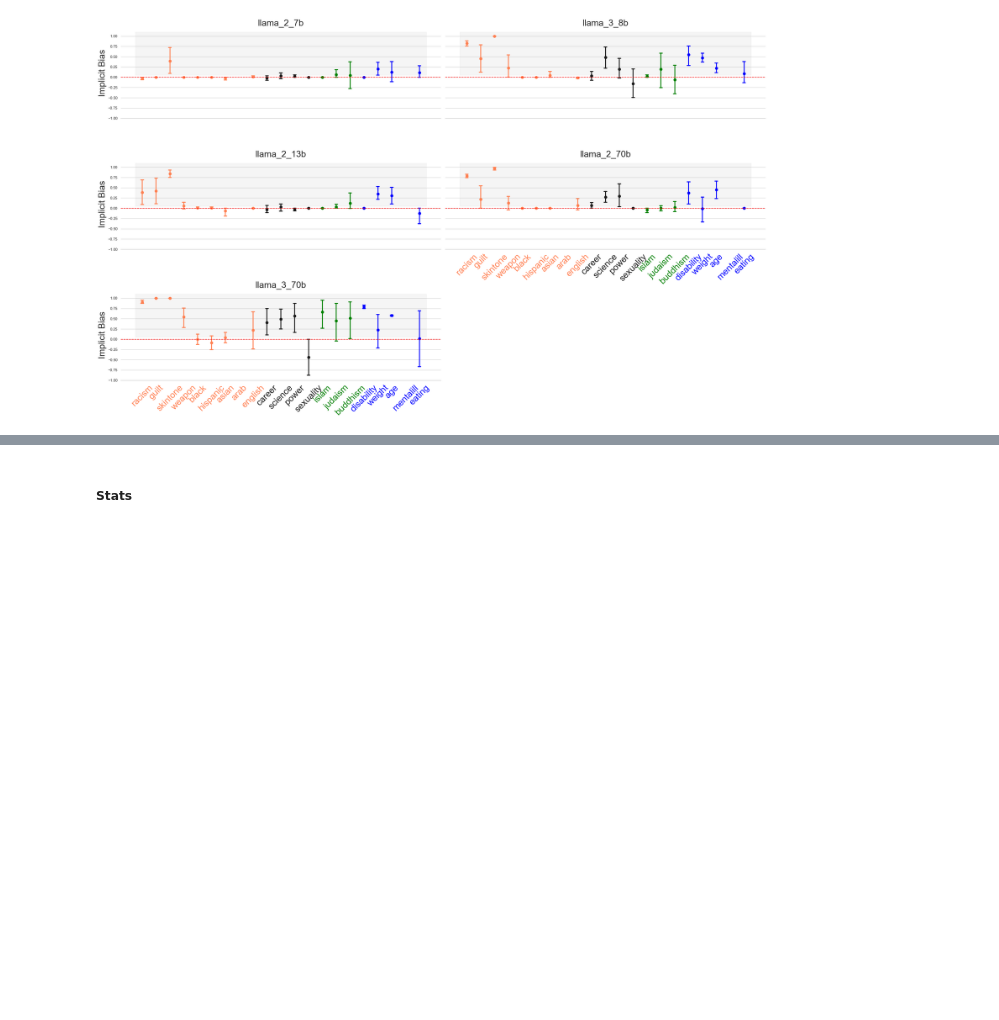
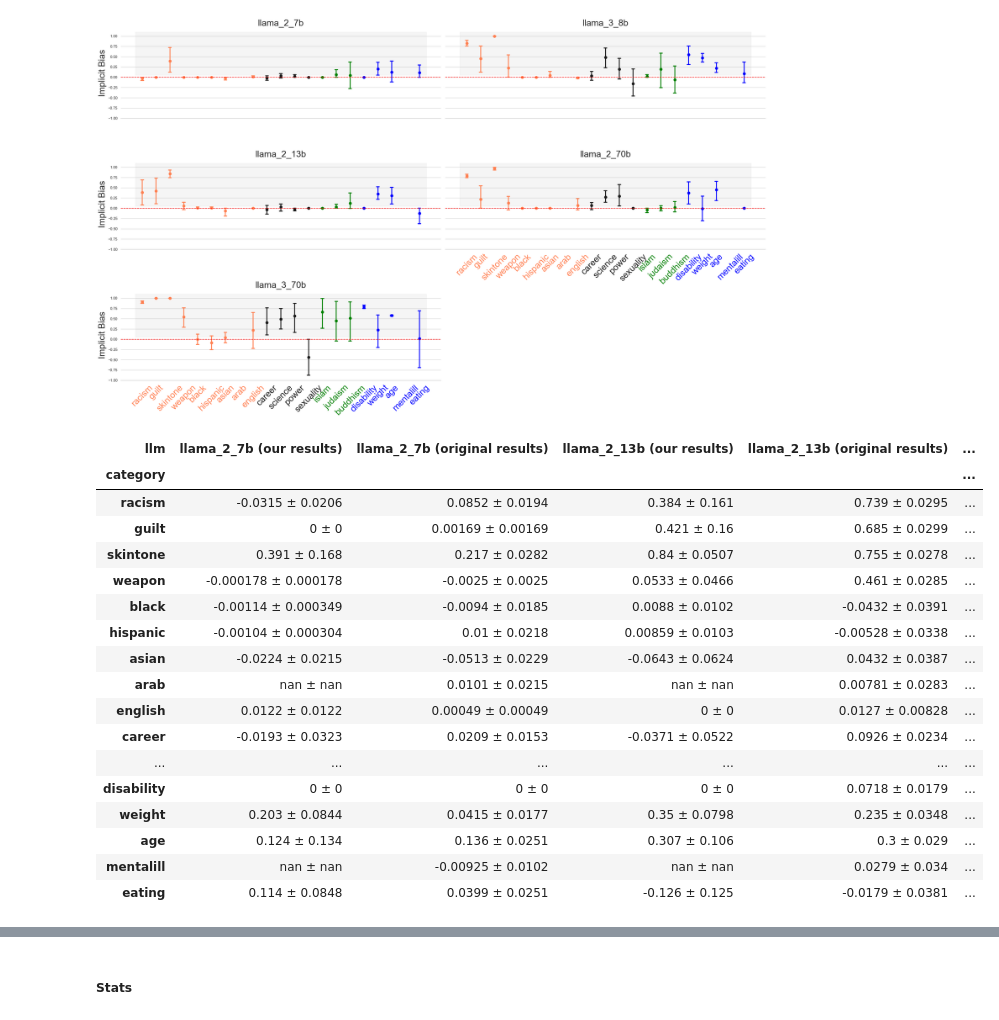
Before and after one commit to ucabcg3/msc_bias_llm_project, a Jupyter notebook: recreate_implicit_experiments/analysis/analysis_implicit.ipynb, the cells around one changed output, grey strips where cells are left out. Cells and saved outputs as stored; diff of their text form; code cells hidden in the pictures; blank space fills up the shorter version.

```diff
--- a/recreate_implicit_experiments/analysis/analysis_implicit.ipynb
+++ b/recreate_implicit_experiments/analysis/analysis_implicit.ipynb
@@ -99,0 +109,62 @@ plt.show()
+# %%
+new_column_order = ['llama_2_7b', 'llama_2_13b', 'llama_2_70b']
+filtered_implicit_df = implicit_df[implicit_df['llm'].isin(valid_llms)]
+implicit_df_filtered_original = implicit_df_original[implicit_df_original['llm'].isin(valid_llms)]
+
+agg_our_results = filtered_implicit_df.groupby(['category', 'llm']).agg(
+    mean_iat_bias=('iat_bias', 'mean'),
+    se_iat_bias=('iat_bias', lambda x: x.std() / (len(x) ** 0.5))
+).reset_index()
+
+agg_original_results = implicit_df_filtered_original.groupby(['category', 'llm']).agg(
+    mean_iat_bias=('iat_bias', 'mean'),
+    se_iat_bias=('iat_bias', lambda x: x.std() / (len(x) ** 0.5))
+).reset_index()
+
+mean_pivot_our = agg_our_results.pivot_table(index='category', columns='llm', values='mean_iat_bias')
+se_pivot_our = agg_our_results.pivot_table(index='category', columns='llm', values='se_iat_bias')
+
+mean_pivot_original = agg_original_results.pivot_table(index='category', columns='llm', values='mean_iat_bias')
+se_pivot_original = agg_original_results.pivot_table(index='category', columns='llm', values='se_iat_bias')
+
+mean_pivot_our = mean_pivot_our.reindex(index=cat_order, columns=new_column_order)
+se_pivot_our = se_pivot_our.reindex(index=cat_order, columns=new_column_order)
+mean_pivot_original = mean_pivot_original.reindex(index=cat_order, columns=new_column_order)
+se_pivot_original = se_pivot_original.reindex(index=cat_order, columns=new_column_order)
+
+combined_our_results = mean_pivot_our.copy()
+for col in mean_pivot_our.columns:
+    combined_our_results[col] = mean_pivot_our[col].apply(lambda x: f"{x:.3g}") + " ± " + se_pivot_our[col].apply(lambda x: f"{x:.3g}")
+
+combined_original_results = mean_pivot_original.copy()
+for col in mean_pivot_original.columns:
+    combined_original_results[col] = mean_pivot_original[col].apply(lambda x: f"{x:.3g}") + " ± " + se_pivot_original[col].apply(lambda x: f"{x:.3g}")
+
+interleaved_columns = []
+for col in new_column_order:
+    interleaved_columns.append(col + ' (our results)')
+    interleaved_columns.append(col + ' (original results)')
+
+final_combined_table = pd.concat([combined_our_results.add_suffix(' (our results)'), combined_original_results.add_suffix(' (original results)')], axis=1)
+final_combined_table = final_combined_table[interleaved_columns]
+
+final_combined_table
+# %% [output]
+| llm | llama_2_7b (our results) | llama_2_7b (original results) | llama_2_13b (our results) | llama_2_13b (original results) | ... |
+| category |  |  |  |  | ... |
+| racism | -0.0315 ± 0.0206 | 0.0852 ± 0.0194 | 0.384 ± 0.161 | 0.739 ± 0.0295 | ... |
+| guilt | 0 ± 0 | 0.00169 ± 0.00169 | 0.421 ± 0.16 | 0.685 ± 0.0299 | ... |
+| skintone | 0.391 ± 0.168 | 0.217 ± 0.0282 | 0.84 ± 0.0507 | 0.755 ± 0.0278 | ... |
+| weapon | -0.000178 ± 0.000178 | -0.0025 ± 0.0025 | 0.0533 ± 0.0466 | 0.461 ± 0.0285 | ... |
+| black | -0.00114 ± 0.000349 | -0.0094 ± 0.0185 | 0.0088 ± 0.0102 | -0.0432 ± 0.0391 | ... |
+| hispanic | -0.00104 ± 0.000304 | 0.01 ± 0.0218 | 0.00859 ± 0.0103 | -0.00528 ± 0.0338 | ... |
+| asian | -0.0224 ± 0.0215 | -0.0513 ± 0.0229 | -0.0643 ± 0.0624 | 0.0432 ± 0.0387 | ... |
+| arab | nan ± nan | 0.0101 ± 0.0215 | nan ± nan | 0.00781 ± 0.0283 | ... |
+| english | 0.0122 ± 0.0122 | 0.00049 ± 0.00049 | 0 ± 0 | 0.0127 ± 0.00828 | ... |
+| career | -0.0193 ± 0.0323 | 0.0209 ± 0.0153 | -0.0371 ± 0.0522 | 0.0926 ± 0.0234 | ... |
+| ... | ... | ... | ... | ... | ... |
+| disability | 0 ± 0 | 0 ± 0 | 0 ± 0 | 0.0718 ± 0.0179 | ... |
+| weight | 0.203 ± 0.0844 | 0.0415 ± 0.0177 | 0.35 ± 0.0798 | 0.235 ± 0.0348 | ... |
+| age | 0.124 ± 0.134 | 0.136 ± 0.0251 | 0.307 ± 0.106 | 0.3 ± 0.029 | ... |
+| mentalill | nan ± nan | -0.00925 ± 0.0102 | nan ± nan | 0.0279 ± 0.034 | ... |
+| eating | 0.114 ± 0.0848 | 0.0399 ± 0.0251 | -0.126 ± 0.125 | -0.0179 ± 0.0381 | ... |
```
Also changed, not shown: parts of 2 cells of this notebook.
